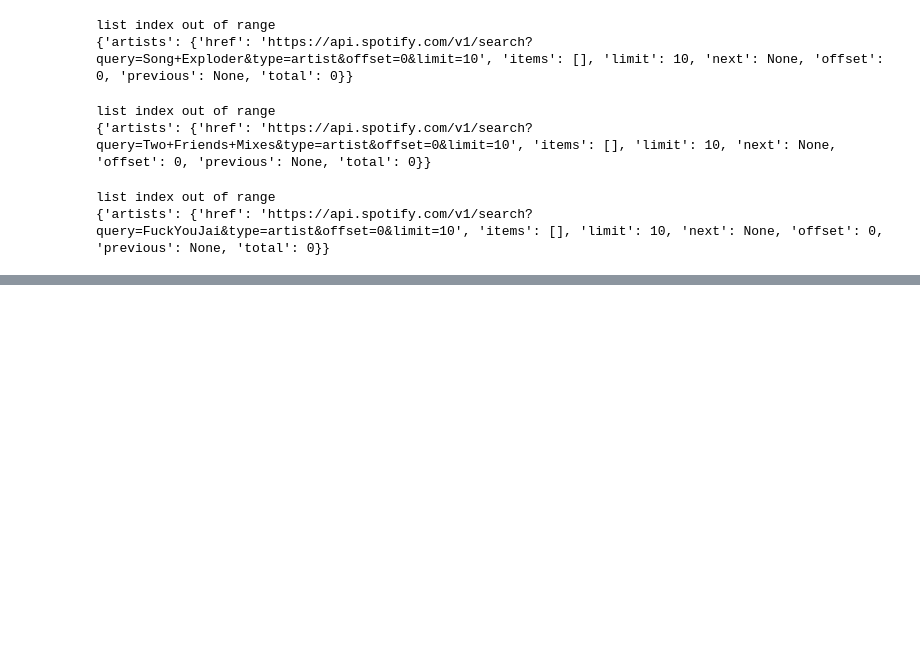
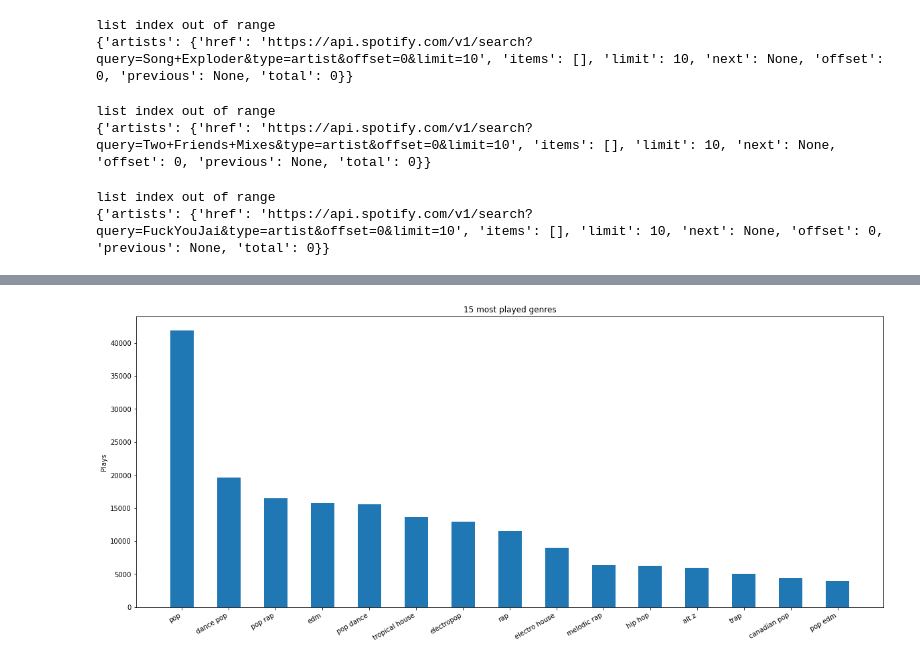
Before and after one commit to jonathanyin12/spotify-analysis, a Jupyter notebook: listening_history.ipynb, the cells around one changed output, grey strips where cells are left out. Drawn from its saved outputs; the diff is of its cells as text; code cells hidden in the pictures; blank space fills up the shorter version.

Commit message:
Add genre stats

```diff
--- a/listening_history.ipynb
+++ b/listening_history.ipynb
@@ -256,3 +257,13 @@ list index out of range
 {'artists': {'href': 'https://api.spotify.com/v1/search?query=Two+Friends+Mixes&type=artist&offset=0&limit=10', 'items': [], 'limit': 10, 'next': None, 'offset': 0, 'previous': None, 'total': 0}}
 list index out of range
 {'artists': {'href': 'https://api.spotify.com/v1/search?query=FuckYouJai&type=artist&offset=0&limit=10', 'items': [], 'limit': 10, 'next': None, 'offset': 0, 'previous': None, 'total': 0}}
+# %%
+genres = []
+max_genres = 0
+for artist in tqdm(history['artistName']):
+    max_genres = max(max_genres, len(artists[artist]['genres']))
+
+    genres.append(artists[artist]['genres'])
+genres_df = pd.DataFrame(genres, columns=['genre{}'.format(i) for i in range(1, max_genres+1)])
+genre_history = pd.concat([history, genres_df], axis=1)
+genre_history
@@ -258,0 +284,21 @@ list index out of range
+# %%
+top_genres = (
+    genres_df.apply(pd.Series.value_counts)
+    .apply(np.sum, axis=1)
+    .sort_values(ascending=False)
+    .reset_index()
+    .rename(columns={'index': 'genre', 0: 'count'})
+)
+
+width = 0.5
+labels, values = top_genres.iloc[:15, 0], top_genres.iloc[:15, 1]
+indexes = np.arange(len(labels))
+
+plt.figure(figsize=(20,8))
+plt.title('15 most played genres')
+plt.bar(indexes, values, width)
+plt.xticks(indexes, labels, rotation = 30, ha='right')
+plt.ylabel('Plays')
+plt.show()
+# %% [output]
+[figure, added]
```
Also changed, not shown: parts of 3 cells of this notebook.
